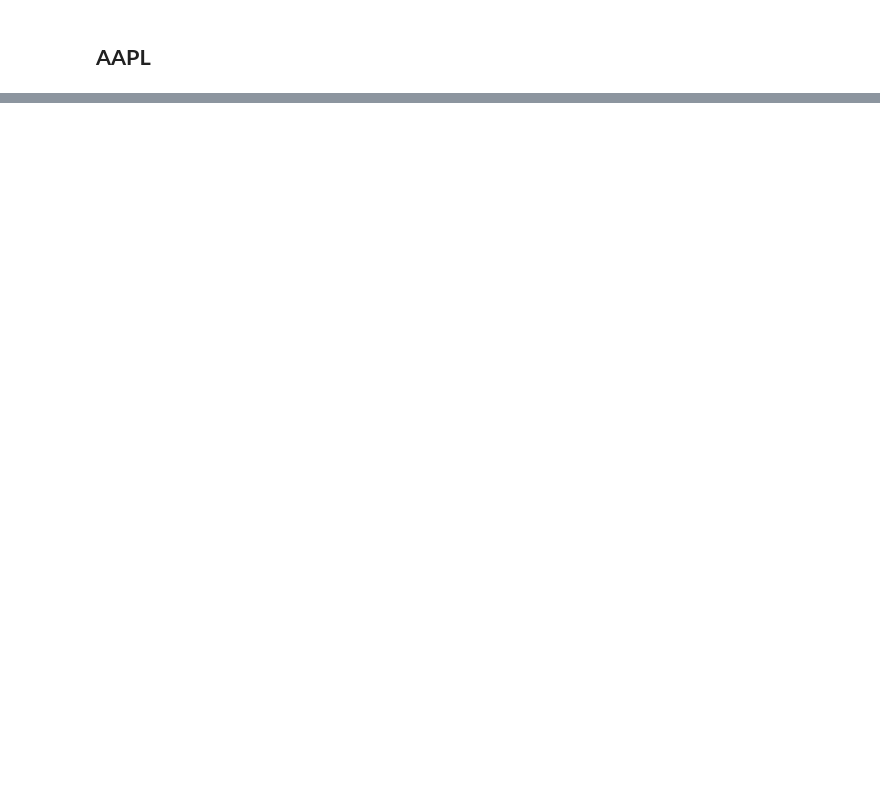
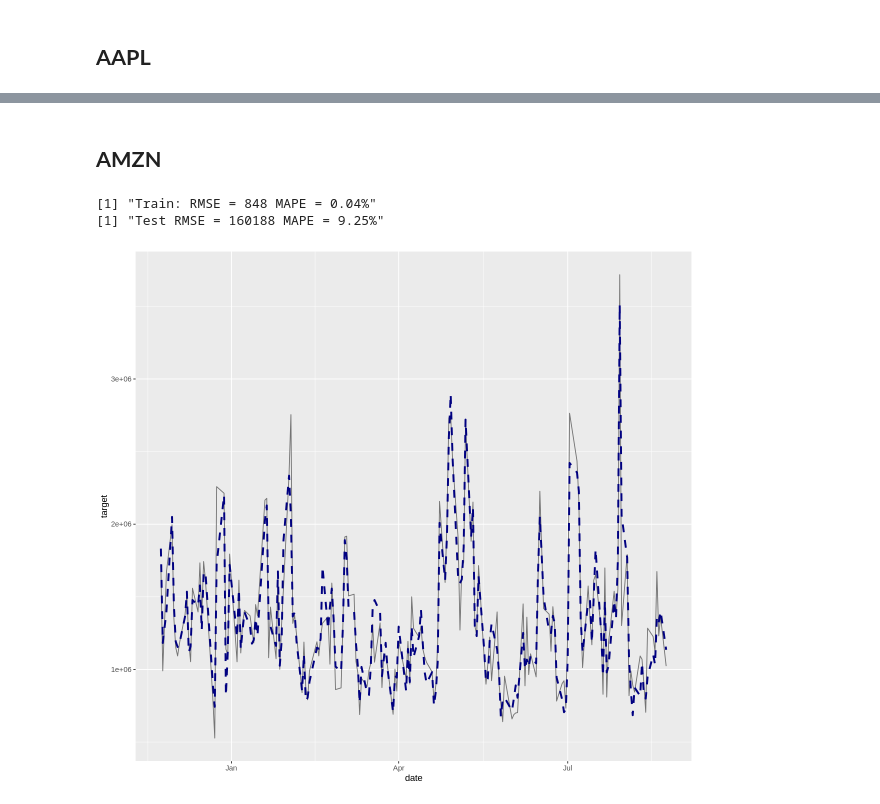
Before and after one commit to limshaocong/analyticsEdge, a Jupyter notebook: FAANG_Volume_Prediction_caa 30Nov21.ipynb, the cells around one changed output, grey strips where cells are left out. Drawn from its saved outputs; the diff is of its cells as text; code cells hidden in the pictures; blank space fills up the shorter version.

```diff
--- a/FAANG_Volume_Prediction_caa 30Nov21.ipynb
+++ b/FAANG_Volume_Prediction_caa 30Nov21.ipynb
@@ -829,0 +842,19 @@ ggplot(plot_df) +
+# %% [markdown]
+## **AMZN**
+# %%
+mod = xgb_final("AMZN", amzn_xgb_params, train, test, df)
+
+plot_df = df %>% filter(ticker == "AMZN") %>% select(date, target)
+plot_df$pred = append(mod$trainpred, mod$testpred)
+plot_df = plot_df %>% filter(date >= split)
+
+print(paste0("Train: RMSE = ", round(mod$trainRMSE, 0), " MAPE = ", round(mod$trainMAPE * 100, 2), "%"))
+print(paste0("Test RMSE = ", round(mod$testRMSE, 0), " MAPE = ", round(mod$testMAPE * 100, 2), "%"))
+
+ggplot(plot_df) +
+  geom_line(aes(x = date, y = target), color = "gray45") +
+  geom_line(aes(x = date, y = pred), color = "navy", linetype = "dashed", size = 1.1)
+# %% [output]
+[1] "Train: RMSE = 848 MAPE = 0.04%"
+[1] "Test RMSE = 160188 MAPE = 9.25%"
+[figure, added]
```
Also changed, not shown: parts of 7 cells of this notebook.
